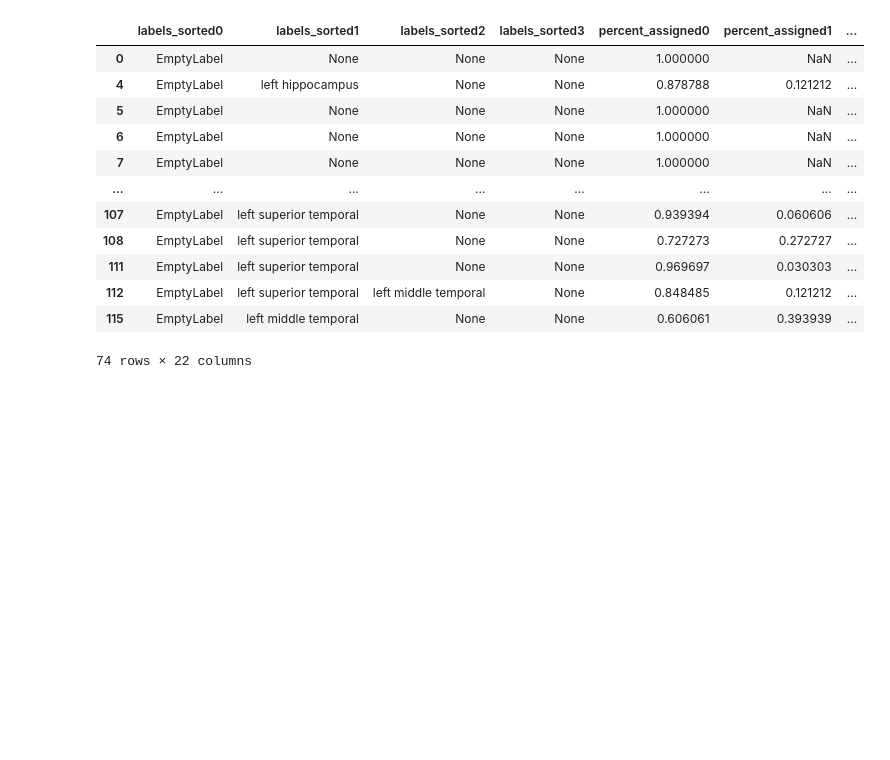
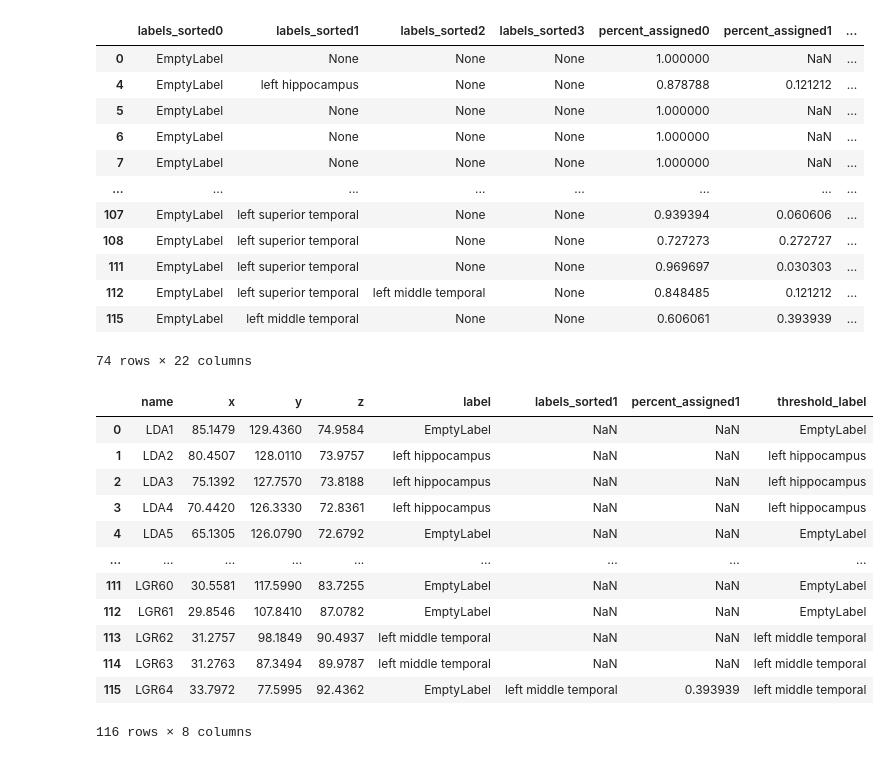
Before and after one commit to carlosaaguila/Interictal_Spike_Analysis, a Jupyter notebook: HUMAN/working_feat_extract_code/testing_archive/iR_label_workup.ipynb, the cells around one changed output. Cells and saved outputs as stored; diff of their text form; code cells hidden in the pictures; blank space fills up the shorter version.

```diff
--- a/HUMAN/working_feat_extract_code/testing_archive/iR_label_workup.ipynb
+++ b/HUMAN/working_feat_extract_code/testing_archive/iR_label_workup.ipynb
@@ -283,0 +319,16 @@ display(empty_mergekeys)
+# %%
+relabeled_df
+# %% [output]
+|  | name | x | y | z | label | labels_sorted1 | percent_assigned1 | threshold_label |
+| 0 | LDA1 | 85.1479 | 129.4360 | 74.9584 | EmptyLabel | NaN | NaN | EmptyLabel |
+| 1 | LDA2 | 80.4507 | 128.0110 | 73.9757 | left hippocampus | NaN | NaN | left hippocampus |
+| 2 | LDA3 | 75.1392 | 127.7570 | 73.8188 | left hippocampus | NaN | NaN | left hippocampus |
+| 3 | LDA4 | 70.4420 | 126.3330 | 72.8361 | left hippocampus | NaN | NaN | left hippocampus |
+| 4 | LDA5 | 65.1305 | 126.0790 | 72.6792 | EmptyLabel | NaN | NaN | EmptyLabel |
+| ... | ... | ... | ... | ... | ... | ... | ... | ... |
+| 111 | LGR60 | 30.5581 | 117.5990 | 83.7255 | EmptyLabel | NaN | NaN | EmptyLabel |
+| 112 | LGR61 | 29.8546 | 107.8410 | 87.0782 | EmptyLabel | NaN | NaN | EmptyLabel |
+| 113 | LGR62 | 31.2757 | 98.1849 | 90.4937 | left middle temporal | NaN | NaN | left middle temporal |
+| 114 | LGR63 | 31.2763 | 87.3494 | 89.9787 | left middle temporal | NaN | NaN | left middle temporal |
+| 115 | LGR64 | 33.7972 | 77.5995 | 92.4362 | EmptyLabel | left middle temporal | 0.393939 | left middle temporal |
+116 rows × 8 columns
```
Also changed, not shown: parts of 12 cells of this notebook, 43 other files.
